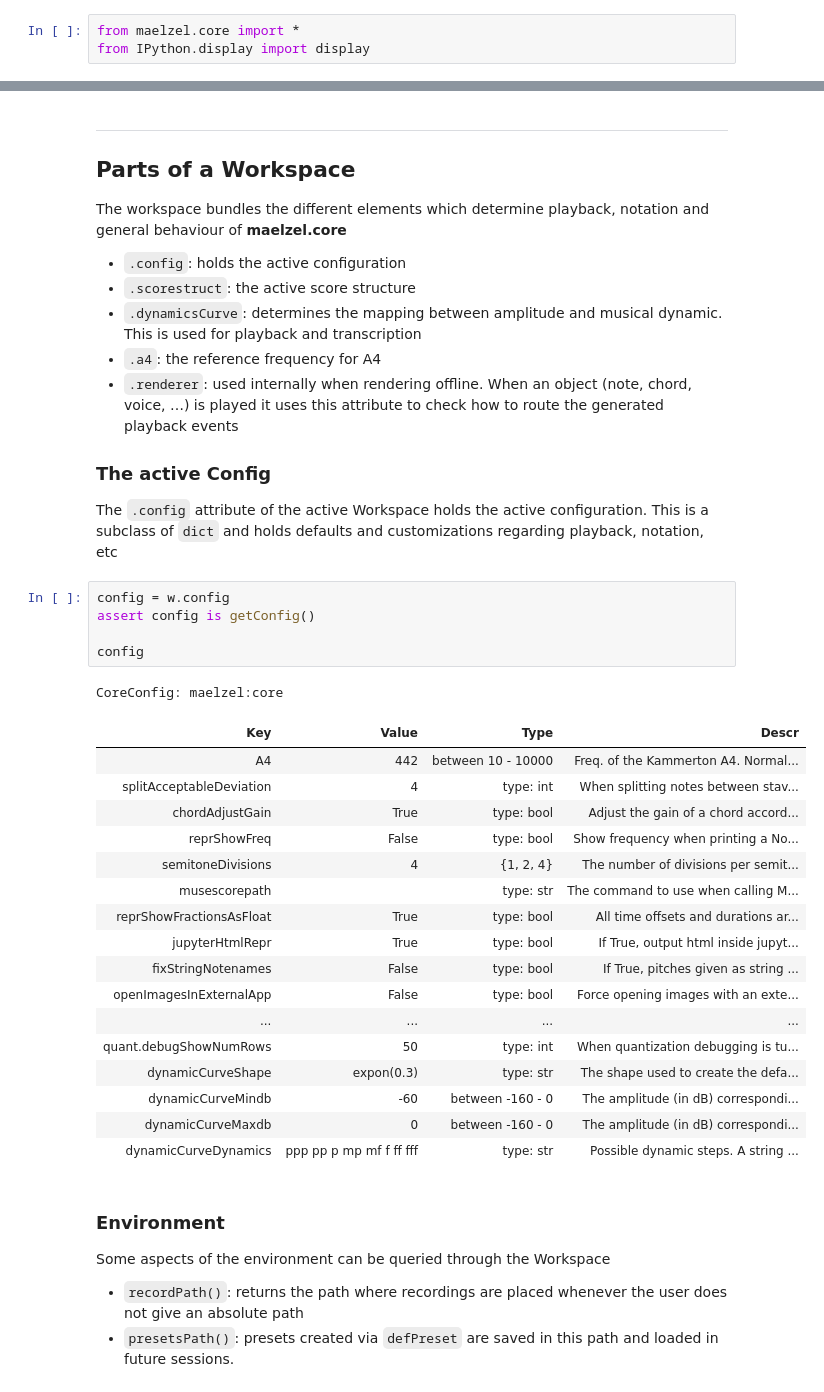
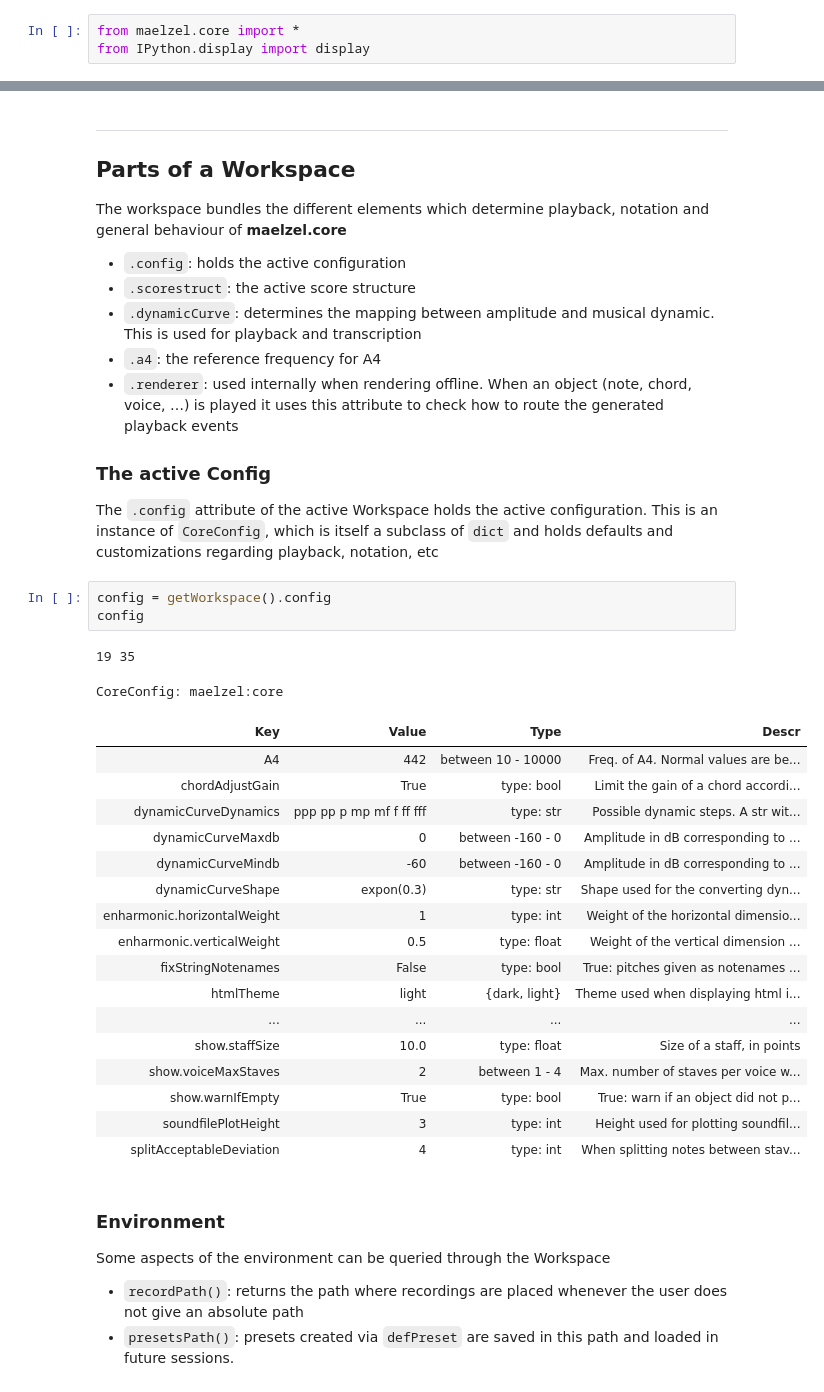
Before and after one commit to gesellkammer/maelzel, a Jupyter notebook: docs/notebooks/maelzel-core-workspace.ipynb, the cells around one changed output, grey strips where cells are left out. Drawn from its saved outputs; the diff is of its cells as text.

```diff
--- a/docs/notebooks/maelzel-core-workspace.ipynb
+++ b/docs/notebooks/maelzel-core-workspace.ipynb
@@ -63,37 +72,36 @@ The workspace bundles the different elements which determine playback, notation
 
 * `.config`: holds the active configuration
 * `.scorestruct`: the active score structure
-* `.dynamicsCurve`: determines the mapping between amplitude and musical dynamic. This is used for playback and transcription
+* `.dynamicCurve`: determines the mapping between amplitude and musical dynamic. This is used for playback and transcription
 * `.a4`: the reference frequency for A4
 * `.renderer`: used internally when rendering offline. When an object (note, chord, voice, …) is played it uses this attribute to check how to route the generated playback events
 
 ### The active Config
 
-The `.config` attribute of the active Workspace holds the active configuration. This is a subclass of `dict` and holds defaults and customizations regarding playback, notation, etc
+The `.config` attribute of the active Workspace holds the active configuration. This is an instance of `CoreConfig`, which is itself a subclass of `dict` and holds defaults and customizations regarding playback, notation, etc
 # %%
-config = w.config
-assert config is getConfig()
-
+config = getWorkspace().config
 config
 # %% [output]
-CoreConfig: maelzel:core
+19 35
+CoreConfig: maelzel:core
 | Key | Value | Type | Descr |
-| A4 | 442 | between 10 - 10000 | Freq. of the Kammerton A4. Normal... |
+| A4 | 442 | between 10 - 10000 | Freq. of A4. Normal values are be... |
+| chordAdjustGain | True | type: bool | Limit the gain of a chord accordi... |
+| dynamicCurveDynamics | ppp pp p mp mf f ff fff | type: str | Possible dynamic steps. A str wit... |
+| dynamicCurveMaxdb | 0 | between -160 - 0 | Amplitude in dB corresponding to ... |
+| dynamicCurveMindb | -60 | between -160 - 0 | Amplitude in dB corresponding to ... |
+| dynamicCurveShape | expon(0.3) | type: str | Shape used for the converting dyn... |
+| enharmonic.horizontalWeight | 1 | type: int | Weight of the horizontal dimensio... |
+| enharmonic.verticalWeight | 0.5 | type: float | Weight of the vertical dimension ... |
+| fixStringNotenames | False | type: bool | True: pitches given as notenames ... |
+| htmlTheme | light | {dark, light} | Theme used when displaying html i... |
+| ... | ... | ... | ... |
+| show.staffSize | 10.0 | type: float | Size of a staff, in points |
+| show.voiceMaxStaves | 2 | between 1 - 4 | Max. number of staves per voice w... |
+| show.warnIfEmpty | True | type: bool | True: warn if an object did not p... |
+| soundfilePlotHeight | 3 | type: int | Height used for plotting soundfil... |
 | splitAcceptableDeviation | 4 | type: int | When splitting notes between stav... |
-| chordAdjustGain | True | type: bool | Adjust the gain of a chord accord... |
-| reprShowFreq | False | type: bool | Show frequency when printing a No... |
-| semitoneDivisions | 4 | {1, 2, 4} | The number of divisions per semit... |
-| musescorepath |  | type: str | The command to use when calling M... |
-| reprShowFractionsAsFloat | True | type: bool | All time offsets and durations ar... |
-| jupyterHtmlRepr | True | type: bool | If True, output html inside jupyt... |
-| fixStringNotenames | False | type: bool | If True, pitches given as string ... |
-| openImagesInExternalApp | False | type: bool | Force opening images with an exte... |
-| ... | ... | ... | ... |
-| quant.debugShowNumRows | 50 | type: int | When quantization debugging is tu... |
-| dynamicCurveShape | expon(0.3) | type: str | The shape used to create the defa... |
-| dynamicCurveMindb | -60 | between -160 - 0 | The amplitude (in dB) correspondi... |
-| dynamicCurveMaxdb | 0 | between -160 - 0 | The amplitude (in dB) correspondi... |
-| dynamicCurveDynamics | ppp pp p mp mf f ff fff | type: str | Possible dynamic steps. A string ... |
 # %% [markdown]
 ### Environment
 
```
Also changed, not shown: parts of 10 cells of this notebook, 10 other files.
